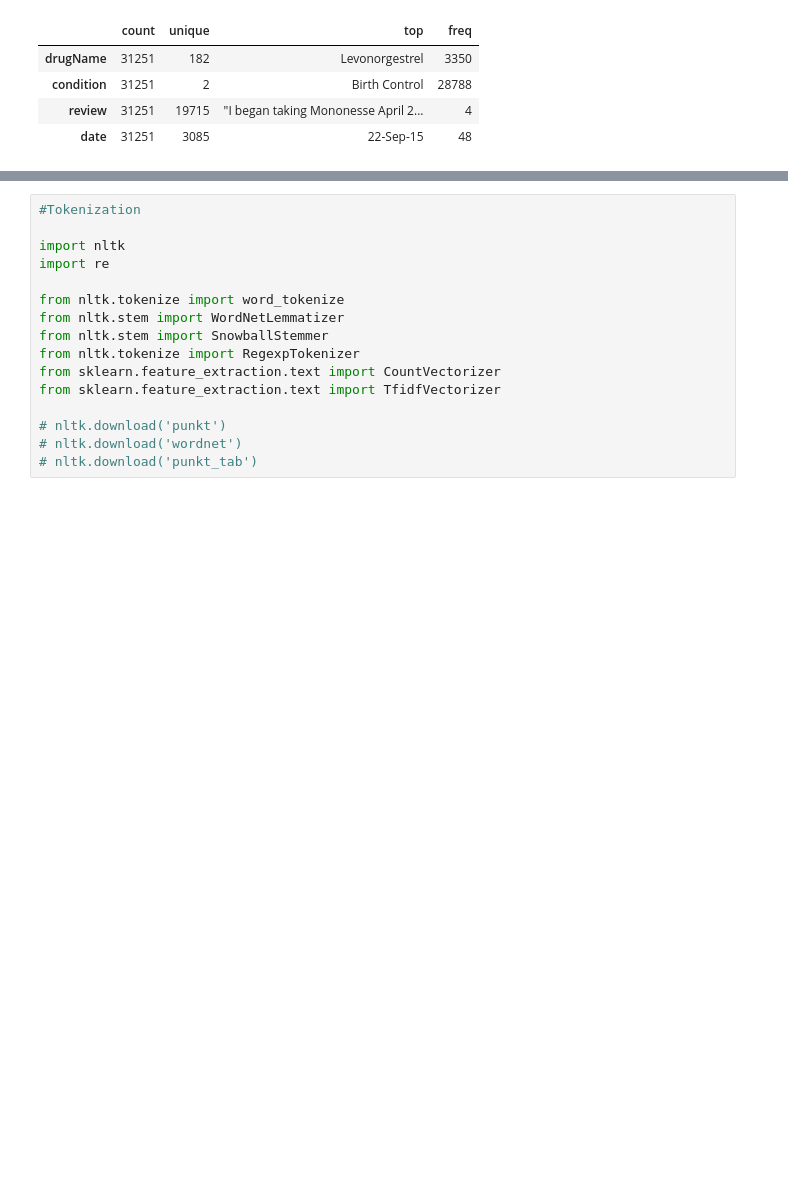
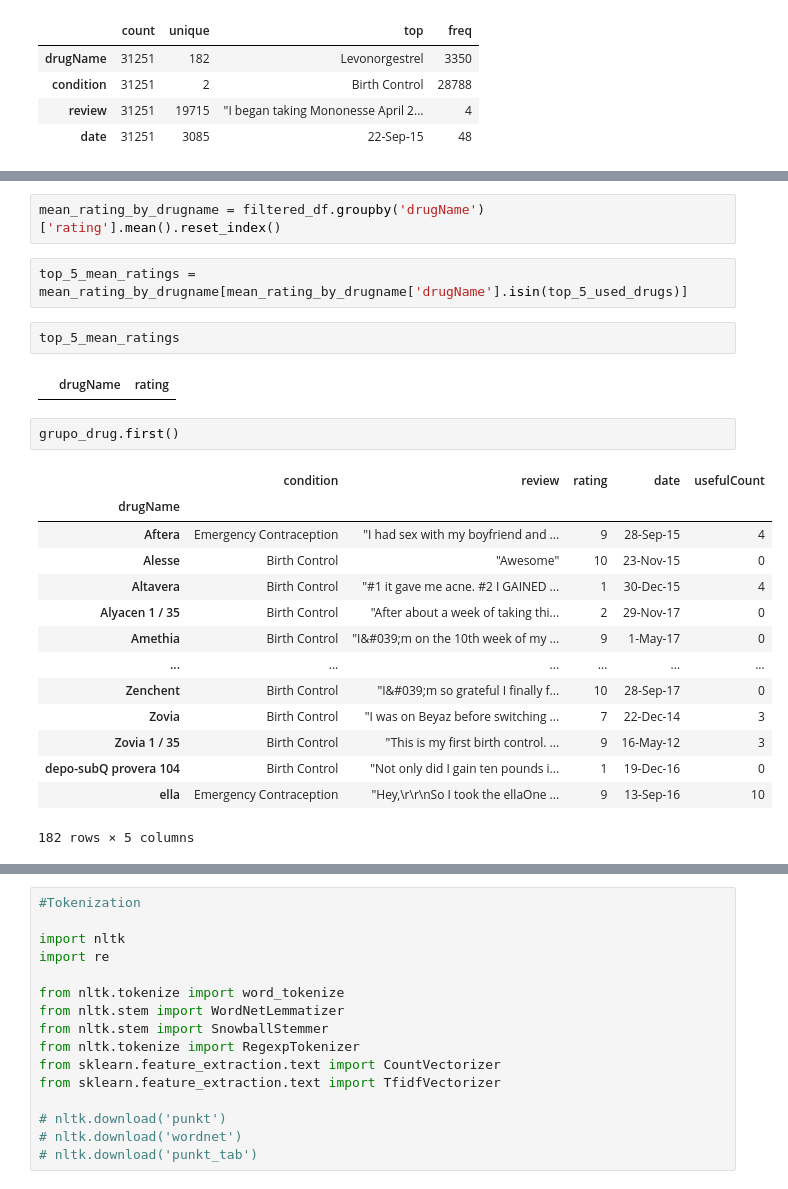
Before and after one commit to celefigs/collaborative_project, a Jupyter notebook: celes_copy.ipynb, the cells around one changed output, grey strips where cells are left out. Drawn from its saved outputs; the diff is of its cells as text; blank space fills up the shorter version.

```diff
--- a/celes_copy.ipynb
+++ b/celes_copy.ipynb
@@ -143,0 +160,25 @@ plot
+# %%
+mean_rating_by_drugname = filtered_df.groupby('drugName')['rating'].mean().reset_index()
+# %%
+top_5_mean_ratings = mean_rating_by_drugname[mean_rating_by_drugname['drugName'].isin(top_5_used_drugs)]
+# %%
+top_5_mean_ratings
+# %% [output]
+|  | drugName | rating |
+# %%
+grupo_drug.first()
+# %% [output]
+|  | condition | review | rating | date | usefulCount |
+| drugName |  |  |  |  |  |
+| Aftera | Emergency Contraception | "I had sex with my boyfriend and ... | 9 | 28-Sep-15 | 4 |
+| Alesse | Birth Control | "Awesome" | 10 | 23-Nov-15 | 0 |
+| Altavera | Birth Control | "#1 it gave me acne. #2 I GAINED ... | 1 | 30-Dec-15 | 4 |
+| Alyacen 1 / 35 | Birth Control | "After about a week of taking thi... | 2 | 29-Nov-17 | 0 |
+| Amethia | Birth Control | "I&#039;m on the 10th week of my ... | 9 | 1-May-17 | 0 |
+| ... | ... | ... | ... | ... | ... |
+| Zenchent | Birth Control | "I&#039;m so grateful I finally f... | 10 | 28-Sep-17 | 0 |
+| Zovia | Birth Control | "I was on Beyaz before switching ... | 7 | 22-Dec-14 | 3 |
+| Zovia 1 / 35 | Birth Control | "This is my first birth control. ... | 9 | 16-May-12 | 3 |
+| depo-subQ provera 104 | Birth Control | "Not only did I gain ten pounds i... | 1 | 19-Dec-16 | 0 |
+| ella | Emergency Contraception | "Hey,\r\r\nSo I took the ellaOne ... | 9 | 13-Sep-16 | 10 |
+182 rows × 5 columns
```
Also changed, not shown: parts of 8 cells of this notebook.
